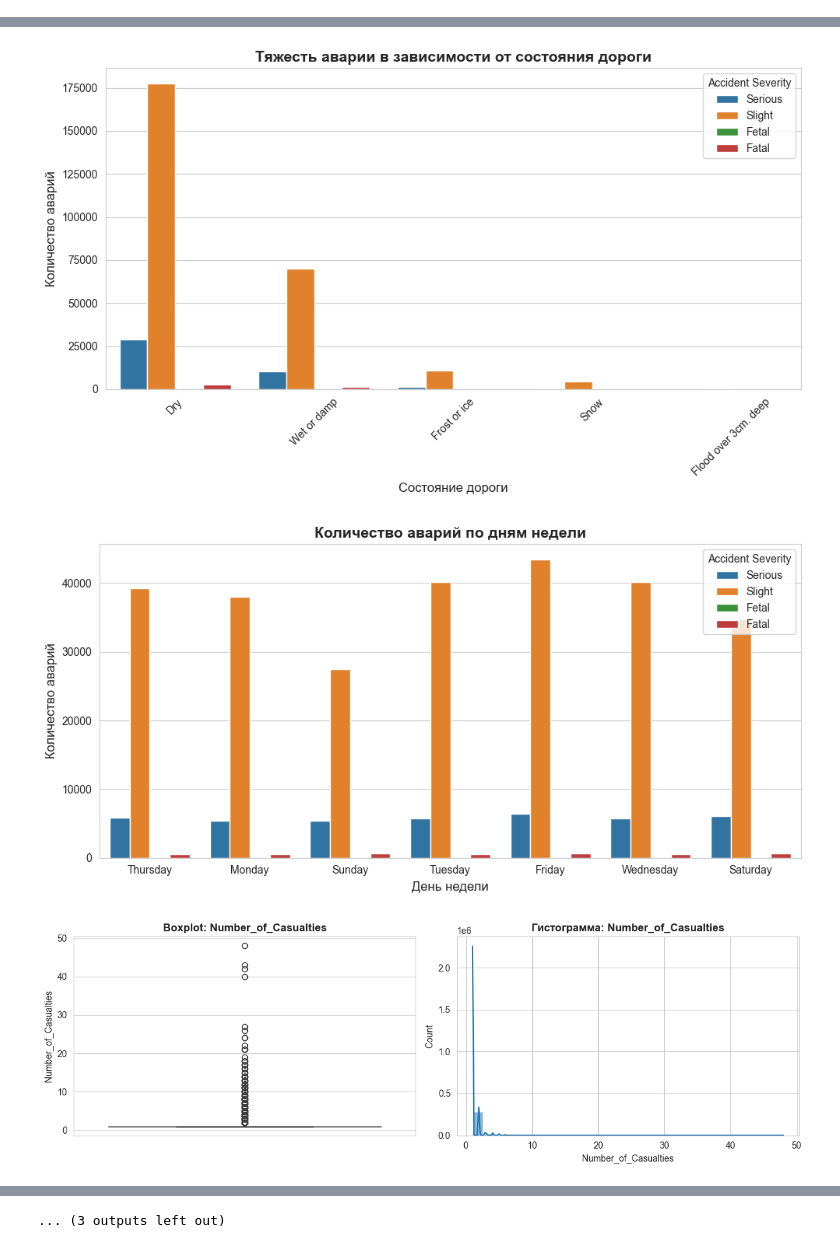
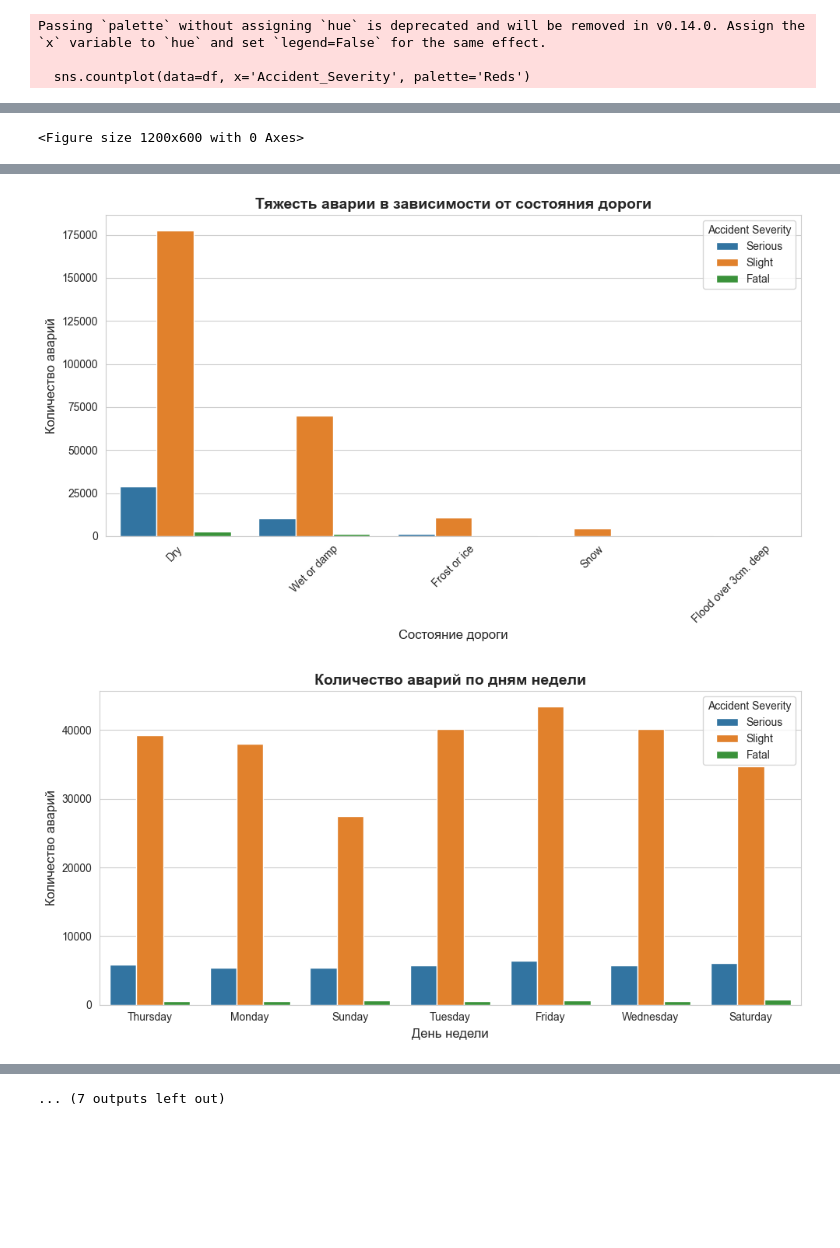
Before and after one commit to fedor-MA/homework, a Jupyter notebook: project.ipynb, the cells around one changed output, grey strips where cells are left out. Saved outputs shown, nothing was run; the diff lists cells and outputs as text; code cells hidden in the pictures; blank space fills up the shorter version.

```diff
--- a/project.ipynb
+++ b/project.ipynb
@@ -60,8 +27,17 @@ Passing `palette` without assigning `hue` is deprecated and will be removed in v
 # %%
+# Проведем разведовательный анализ данных.
+
 import pandas as pd
 import numpy as np
 import matplotlib.pyplot as plt
 import seaborn as sns
+
+from sklearn.model_selection import train_test_split, GridSearchCV, cross_val_score
+from sklearn.preprocessing import StandardScaler, LabelEncoder
+from sklearn.impute import SimpleImputer
+from sklearn.linear_model import LogisticRegression
+from sklearn.ensemble import RandomForestClassifier
+from sklearn.metrics import classification_report, confusion_matrix, accuracy_score, f1_score
 
 
 sns.set_style("whitegrid")
@@ -72,15 +48,22 @@ df = pd.read_excel('Road Accident Data.xlsx')
 
 print(f"\n1. Размер датасета: {df.shape[0]} строк, {df.shape[1]} столбцов")
 print(f"\n2. Столбцы: {df.columns.tolist()}")
-print(f"\n3. Типы данных:")
-print(df.dtypes)
+print("\n3. Общая информация о датасете:")
+df.info()
 
 print(f"\n4. Пропуски в данных:")
-print(df.isnull().sum())
+missing = df.isnull().sum()
+display(missing[missing > 0].sort_values(ascending=False))
+
 print(f"\nПроцент пропусков:")
-print((df.isnull().sum() / len(df) * 100).round(2))
+missing_percent = (df.isnull().mean() * 100).round(2)
+display(missing_percent[missing_percent > 0].sort_values(ascending=False))
 
 print(f"\n5. Дубликаты: {df.duplicated().sum()}")
+
+# В файле есть опечатка - в некоторых строчках в столбце Accident_Severity
+# присутствует значение Fetal вместо Fatal. Исправим это.
+df['Accident_Severity'] = df['Accident_Severity'].replace('Fetal', 'Fatal')
 
 print(f"\n6. Распределение Accident_Severity:")
 severity_counts = df['Accident_Severity'].value_counts()
@@ -97,7 +80,7 @@ plt.xticks(rotation=45)
 plt.tight_layout()
 plt.show()
 
-# Значения нахдятся в ключевых столбцах
+# Выясним, какие значнения могут быть в ключевых стобцах:
 print(f"\n7. Уникальные значения в ключевых признаках:")
 print(f"Weather_Conditions: {df['Weather_Conditions'].unique()}")
 print(f"Road_Surface_Conditions: {df['Road_Surface_Conditions'].unique()}")
@@ -210,0 +200,3 @@ Length: 2, dtype: str
+Passing `palette` without assigning `hue` is deprecated and will be removed in v0.14.0. Assign the `x` variable to `hue` and set `legend=False` for the same effect.
+
+  sns.countplot(data=df, x='Accident_Severity', palette='Reds')
@@ -210,0 +221 @@ Length: 2, dtype: str
+<Figure size 1200x600 with 0 Axes>
@@ -212,3 +223,2 @@ Length: 2, dtype: str
-[figure, old version]
+[figure, new version]
-[figure, old version]
+[figure, new version]
-[figure, removed]
@@ -236 +225 @@ Name: Number_of_Vehicles, dtype: float64
-... (3 outputs left out)
+... (7 outputs left out)
```
Also changed, not shown: parts of 8 cells of this notebook.
